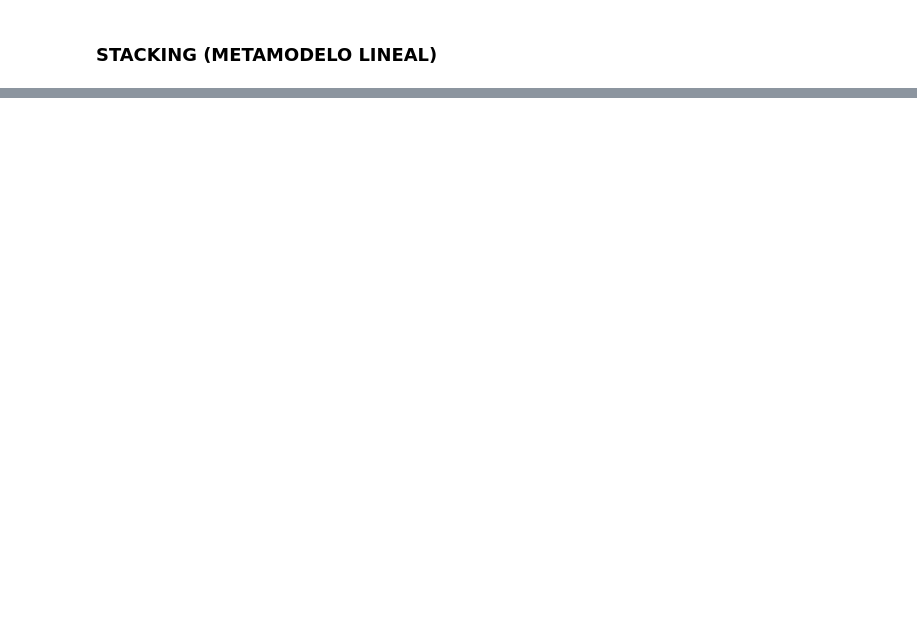
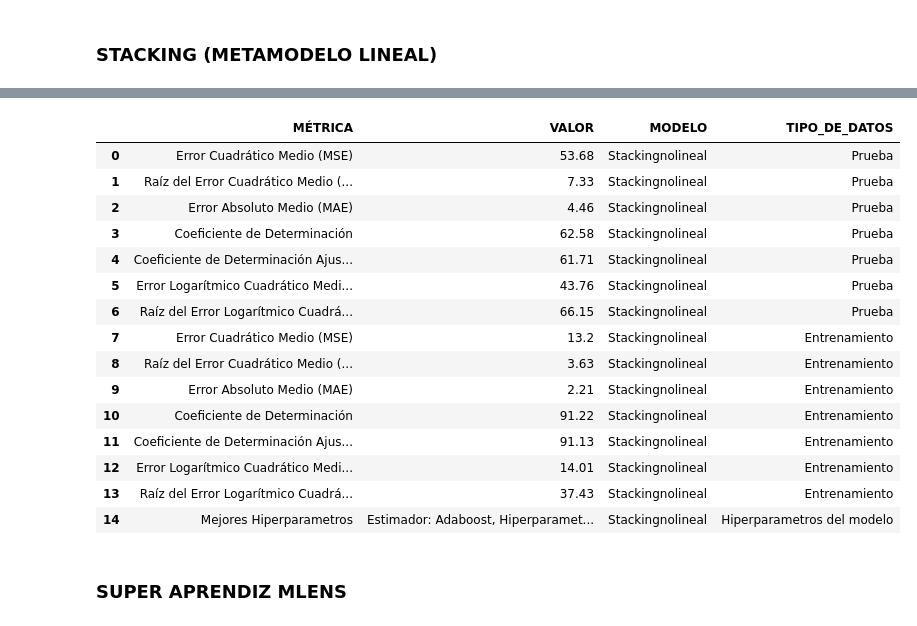
Before and after one commit to CamiloeSotoS/UNIVERSIDAD-DISTRITAL-PROYECTO, a Jupyter notebook: MÓDULO ANALÍTICA PREDICTIVA/MÓDULO_ANALITICA_MODELOS_REGRESION_DEF.ipynb, the cells around one changed output, grey strips where cells are left out. Saved outputs shown, nothing was run; the diff lists cells and outputs as text; code cells hidden in the pictures; blank space fills up the shorter version.

```diff
--- a/MÓDULO ANALÍTICA PREDICTIVA/MÓDULO_ANALITICA_MODELOS_REGRESION_DEF.ipynb
+++ b/MÓDULO ANALÍTICA PREDICTIVA/MÓDULO_ANALITICA_MODELOS_REGRESION_DEF.ipynb
@@ -2628,0 +2869,37 @@ modelo_stacking_lineal,mejores_hiperparametros_stacking_lineal = entrenar_modelo
+# %%
+estimadores = modelo_stacking_nolineal.estimators
+hiperparametros_stacking_nolineal = []
+for nombre, estimador in estimadores:
+    hiperparametros = estimador.get_params()
+    hiperparametros_estimador = {'Estimador': nombre, 'Hiperparametros': hiperparametros}
+    hiperparametros_stacking_nolineal.append(hiperparametros_estimador)
+# %%
+cadena_hiperparametros_stacking_nolineal = ', '.join([', '.join([f"{key}: {value}" for key, value in estimador.items()]) for estimador in hiperparametros_stacking_nolineal])
+
+df_hiperparametros_stacking_nolineal = pd.DataFrame({
+    'MÉTRICA': ['Mejores Hiperparametros'],
+    'VALOR': [cadena_hiperparametros_stacking_nolineal],
+    'MODELO': ['Stackingnolineal'],
+    'TIPO_DE_DATOS': ['Hiperparametros del modelo']
+})
+resultados_df_stacking_nolineal = pd.concat([resultados_df_stacking_nolineal_prueba,resultados_df_stacking_nolineal_entrenamiento,df_hiperparametros_stacking_nolineal], ignore_index=True)
+resultados_df_stacking_nolineal
+# %% [output]
+|  | MÉTRICA | VALOR | MODELO | TIPO_DE_DATOS |
+| 0 | Error Cuadrático Medio (MSE) | 53.68 | Stackingnolineal | Prueba |
+| 1 | Raíz del Error Cuadrático Medio (... | 7.33 | Stackingnolineal | Prueba |
+| 2 | Error Absoluto Medio (MAE) | 4.46 | Stackingnolineal | Prueba |
+| 3 | Coeficiente de Determinación | 62.58 | Stackingnolineal | Prueba |
+| 4 | Coeficiente de Determinación Ajus... | 61.71 | Stackingnolineal | Prueba |
+| 5 | Error Logarítmico Cuadrático Medi... | 43.76 | Stackingnolineal | Prueba |
+| 6 | Raíz del Error Logarítmico Cuadrá... | 66.15 | Stackingnolineal | Prueba |
+| 7 | Error Cuadrático Medio (MSE) | 13.2 | Stackingnolineal | Entrenamiento |
+| 8 | Raíz del Error Cuadrático Medio (... | 3.63 | Stackingnolineal | Entrenamiento |
+| 9 | Error Absoluto Medio (MAE) | 2.21 | Stackingnolineal | Entrenamiento |
+| 10 | Coeficiente de Determinación | 91.22 | Stackingnolineal | Entrenamiento |
+| 11 | Coeficiente de Determinación Ajus... | 91.13 | Stackingnolineal | Entrenamiento |
+| 12 | Error Logarítmico Cuadrático Medi... | 14.01 | Stackingnolineal | Entrenamiento |
+| 13 | Raíz del Error Logarítmico Cuadrá... | 37.43 | Stackingnolineal | Entrenamiento |
+| 14 | Mejores Hiperparametros | Estimador: Adaboost, Hiperparamet... | Stackingnolineal | Hiperparametros del modelo |
+# %% [markdown]
+### SUPER APRENDIZ MLENS
```
Also changed, not shown: parts of 12 cells of this notebook.
